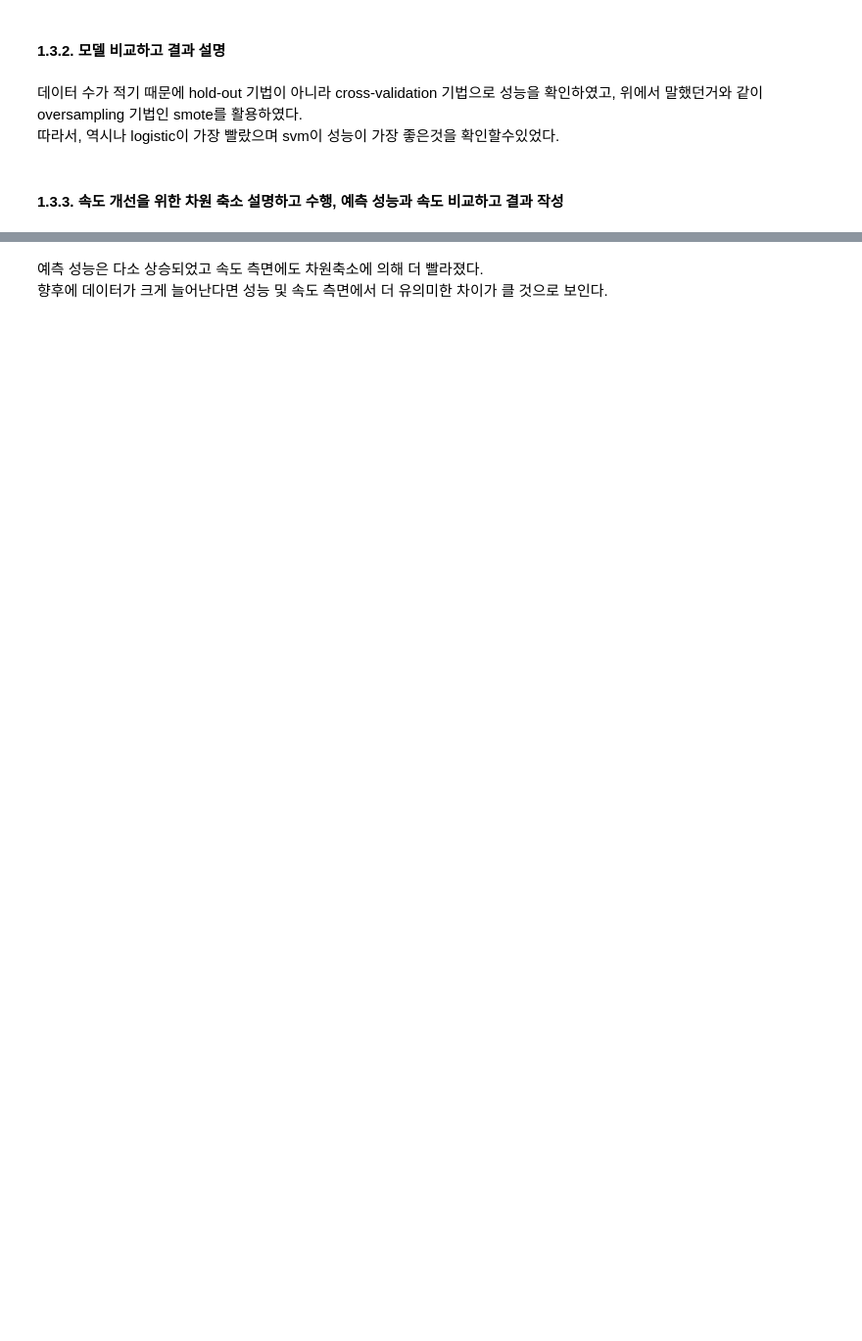
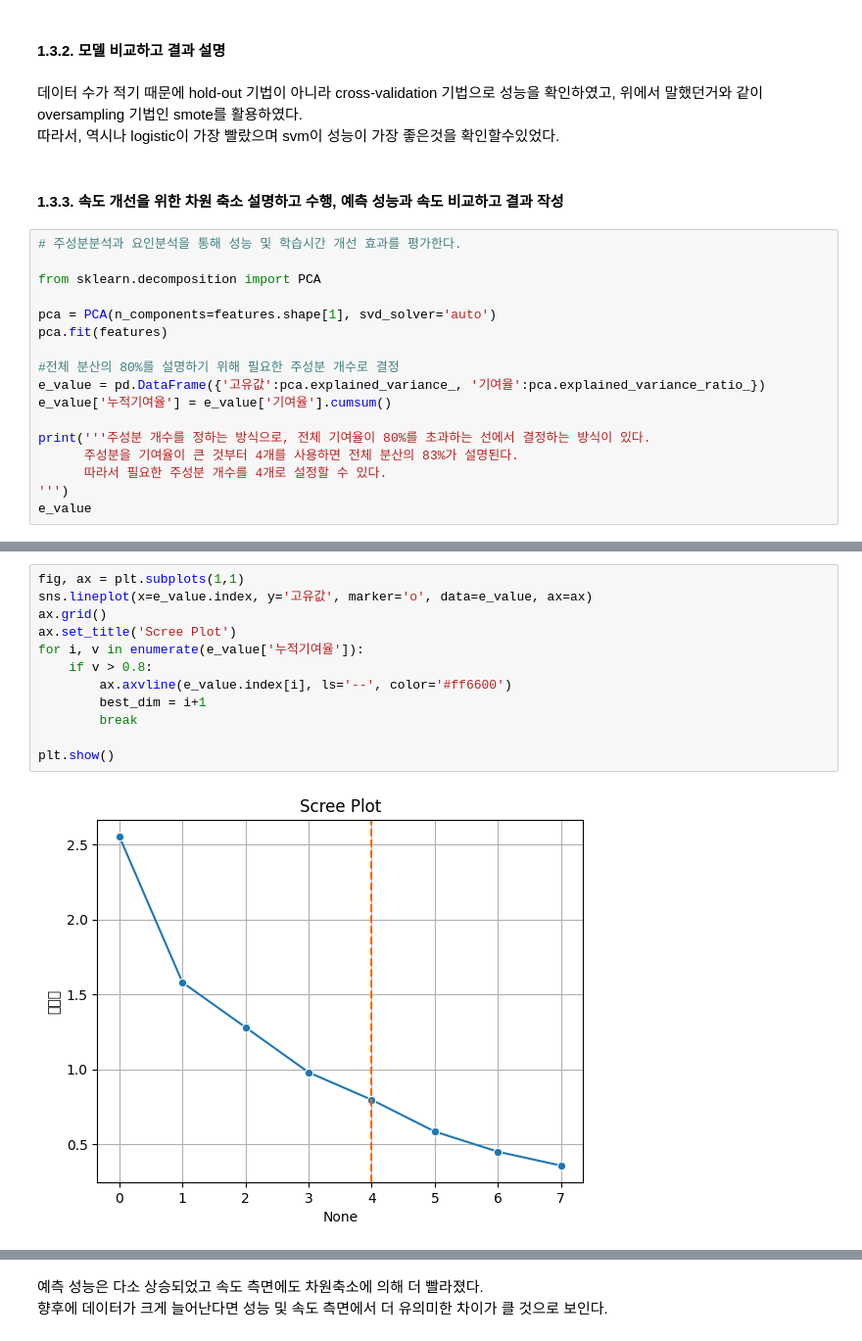
Before and after one commit to blueage98/adp_work, a Jupyter notebook: ADP-실기-DESSA/최신 기출동형 모의고사/2회_머신러닝 - 연습.ipynb, the cells around one changed output, grey strips where cells are left out. Shown at 98% size. Drawn from its saved outputs; the diff is of its cells as text; blank space fills up the shorter version.

```diff
--- a/ADP-실기-DESSA/최신 기출동형 모의고사/2회_머신러닝 - 연습.ipynb
+++ b/ADP-실기-DESSA/최신 기출동형 모의고사/2회_머신러닝 - 연습.ipynb
@@ -374,3 +421,20 @@ xgboost Best score 0.8005418326693227
 따라서, 역시나 logistic이 가장 빨랐으며 svm이 성능이 가장 좋은것을 확인할수있었다.
 # %% [markdown]
 #### 1.3.3. 속도 개선을 위한 차원 축소 설명하고 수행, 예측 성능과 속도 비교하고 결과 작성
+# %%
+# 주성분분석과 요인분석을 통해 성능 및 학습시간 개선 효과를 평가한다.
+
+from sklearn.decomposition import PCA
+
+pca = PCA(n_components=features.shape[1], svd_solver='auto')
+pca.fit(features)
+
+#전체 분산의 80%를 설명하기 위해 필요한 주성분 개수로 결정
+e_value = pd.DataFrame({'고유값':pca.explained_variance_, '기여율':pca.explained_variance_ratio_})
+e_value['누적기여율'] = e_value['기여율'].cumsum()
+
+print('''주성분 개수를 정하는 방식으로, 전체 기여율이 80%를 초과하는 선에서 결정하는 방식이 있다.
+      주성분을 기여율이 큰 것부터 4개를 사용하면 전체 분산의 83%가 설명된다.
+      따라서 필요한 주성분 개수를 4개로 설정할 수 있다.
+''')
+e_value
@@ -376,0 +454,14 @@ xgboost Best score 0.8005418326693227
+# %%
+fig, ax = plt.subplots(1,1)
+sns.lineplot(x=e_value.index, y='고유값', marker='o', data=e_value, ax=ax)
+ax.grid()
+ax.set_title('Scree Plot')
+for i, v in enumerate(e_value['누적기여율']):
+    if v > 0.8:
+        ax.axvline(e_value.index[i], ls='--', color='#ff6600')
+        best_dim = i+1
+        break
+
+plt.show()
+# %% [output]
+[figure, added]
```
Also changed, not shown: parts of 4 cells of this notebook, 1 other file.
